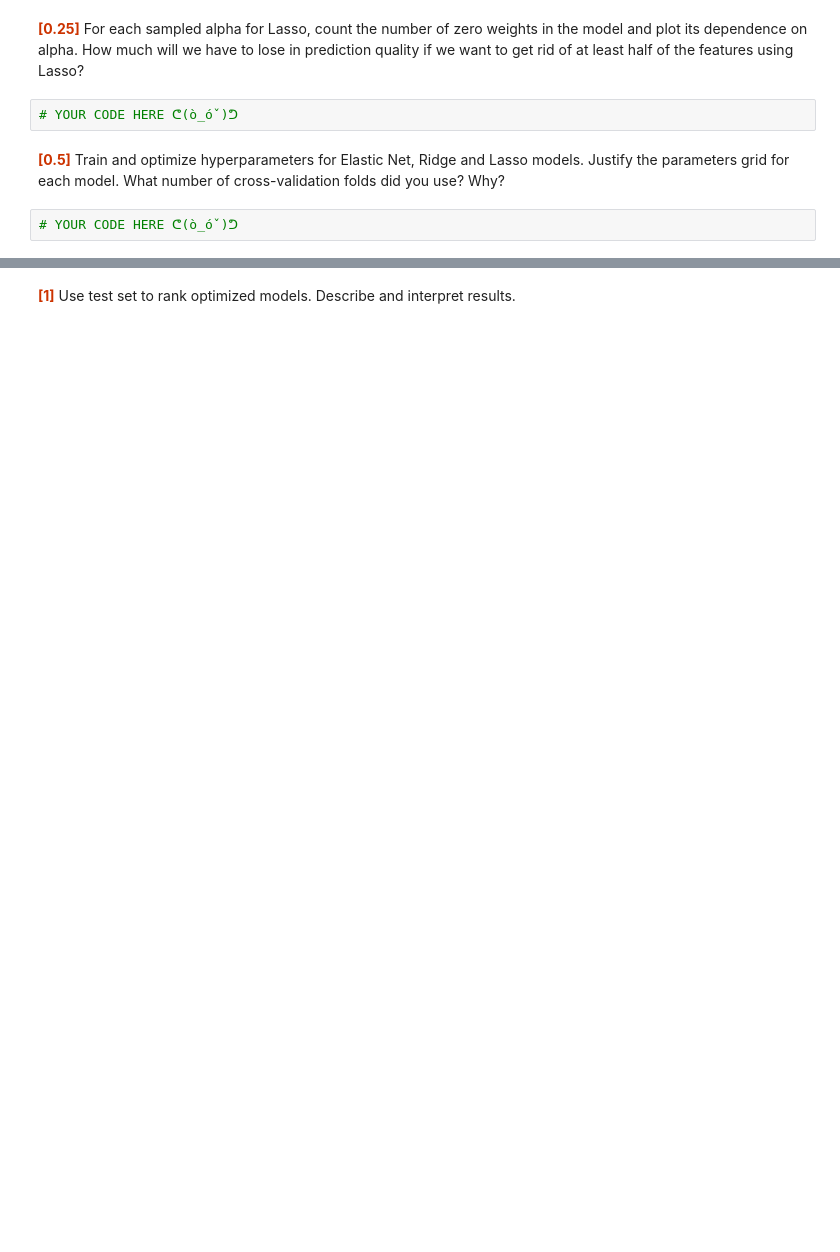
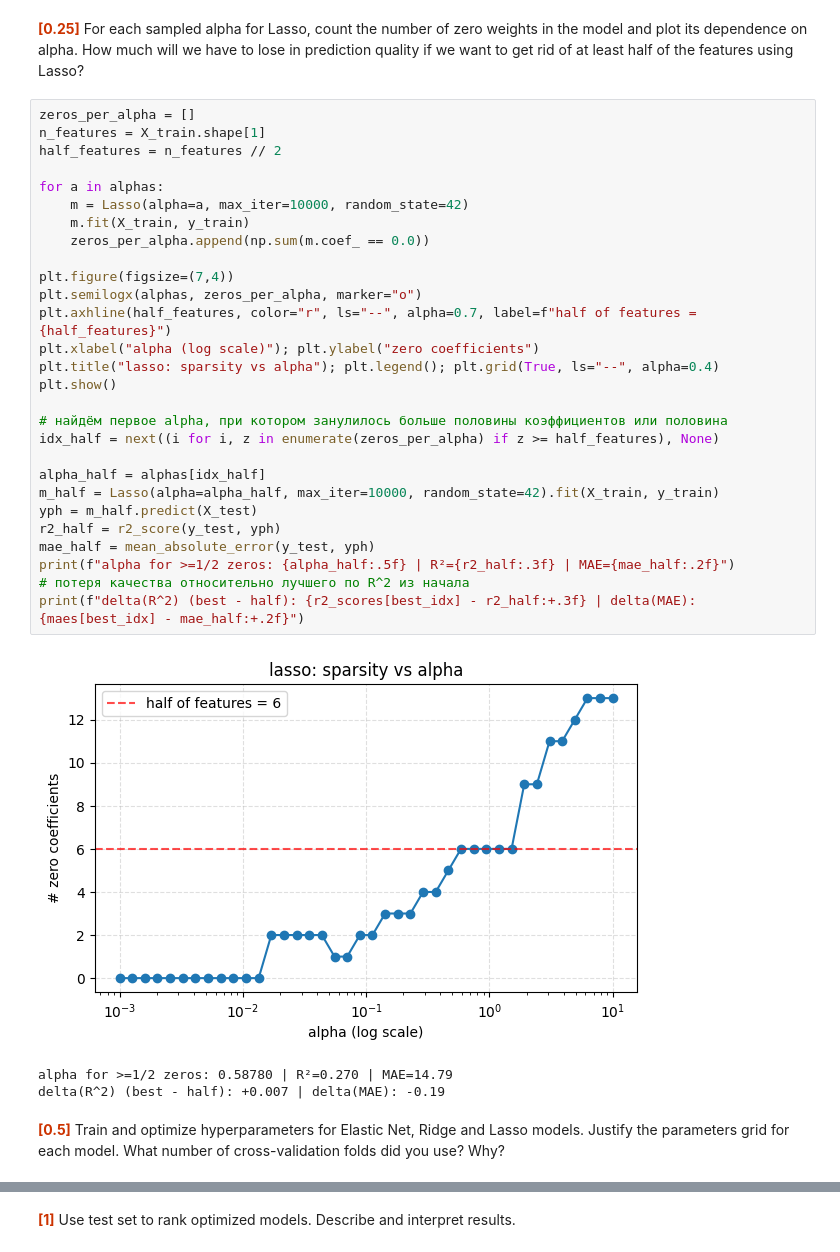
Before and after one commit to vlada-kazantsevaa/homeworks, a Jupyter notebook: Homeworks/hw-2/HW_2_(Regression).ipynb, the cells around one changed output, grey strips where cells are left out. Saved outputs shown, nothing was run; the diff lists cells and outputs as text; blank space fills up the shorter version.

```diff
--- a/Homeworks/hw-2/HW_2_(Regression).ipynb
+++ b/Homeworks/hw-2/HW_2_(Regression).ipynb
@@ -288,8 +445,36 @@ Shape: (400, 14)
 # %% [markdown]
 <font color=#c30>**[0.25]**</font> For each sampled alpha for Lasso, count the number of zero weights in the model and plot its dependence on alpha. How much will we have to lose in prediction quality if we want to get rid of at least half of the features using Lasso?
-# %%
-# YOUR CODE HERE ᕦ(ò_óˇ)ᕤ
+# %%
+zeros_per_alpha = []
+n_features = X_train.shape[1]
+half_features = n_features // 2
+
+for a in alphas:
+    m = Lasso(alpha=a, max_iter=10000, random_state=42)
+    m.fit(X_train, y_train)
+    zeros_per_alpha.append(np.sum(m.coef_ == 0.0))
+
+plt.figure(figsize=(7,4))
+plt.semilogx(alphas, zeros_per_alpha, marker="o")
+plt.axhline(half_features, color="r", ls="--", alpha=0.7, label=f"half of features = {half_features}")
+plt.xlabel("alpha (log scale)"); plt.ylabel("zero coefficients")
+plt.title("lasso: sparsity vs alpha"); plt.legend(); plt.grid(True, ls="--", alpha=0.4)
+plt.show()
+
+# найдём первое alpha, при котором занулилось больше половины коэффициентов или половина
+idx_half = next((i for i, z in enumerate(zeros_per_alpha) if z >= half_features), None)
+
+alpha_half = alphas[idx_half]
+m_half = Lasso(alpha=alpha_half, max_iter=10000, random_state=42).fit(X_train, y_train)
+yph = m_half.predict(X_test)
+r2_half = r2_score(y_test, yph)
+mae_half = mean_absolute_error(y_test, yph)
+print(f"alpha for >=1/2 zeros: {alpha_half:.5f} | R²={r2_half:.3f} | MAE={mae_half:.2f}")
+# потеря качества относительно лучшего по R^2 из начала
+print(f"delta(R^2) (best - half): {r2_scores[best_idx] - r2_half:+.3f} | delta(MAE): {maes[best_idx] - mae_half:+.2f}")
+# %% [output]
+[figure, added]
+alpha for >=1/2 zeros: 0.58780 | R²=0.270 | MAE=14.79
+delta(R^2) (best - half): +0.007 | delta(MAE): -0.19
 # %% [markdown]
 <font color=#c30>**[0.5]**</font> Train and optimize hyperparameters for Elastic Net, Ridge and Lasso models. Justify the parameters grid for each model. What number of cross-validation folds did you use? Why?
-# %%
-# YOUR CODE HERE ᕦ(ò_óˇ)ᕤ
```
Also changed, not shown: parts of 26 cells of this notebook.
